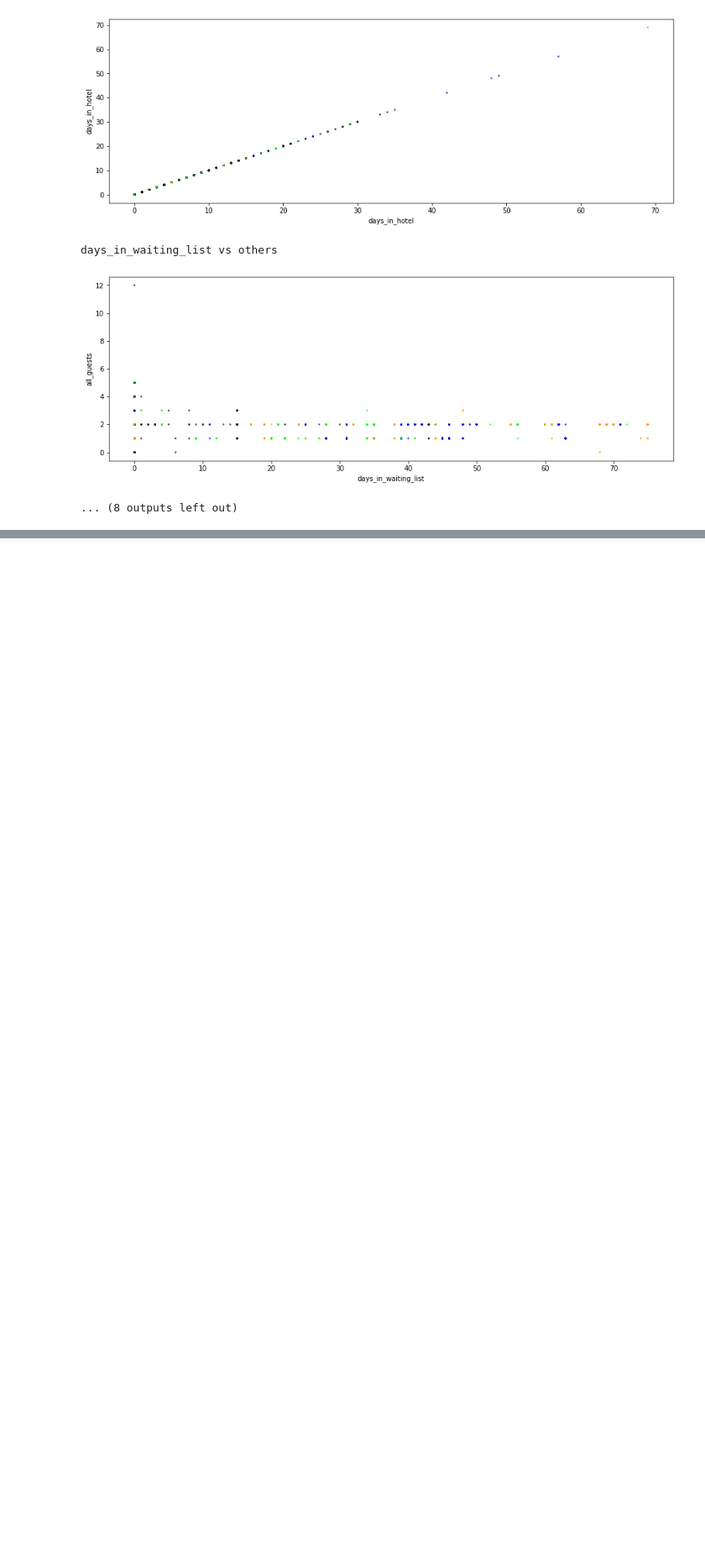
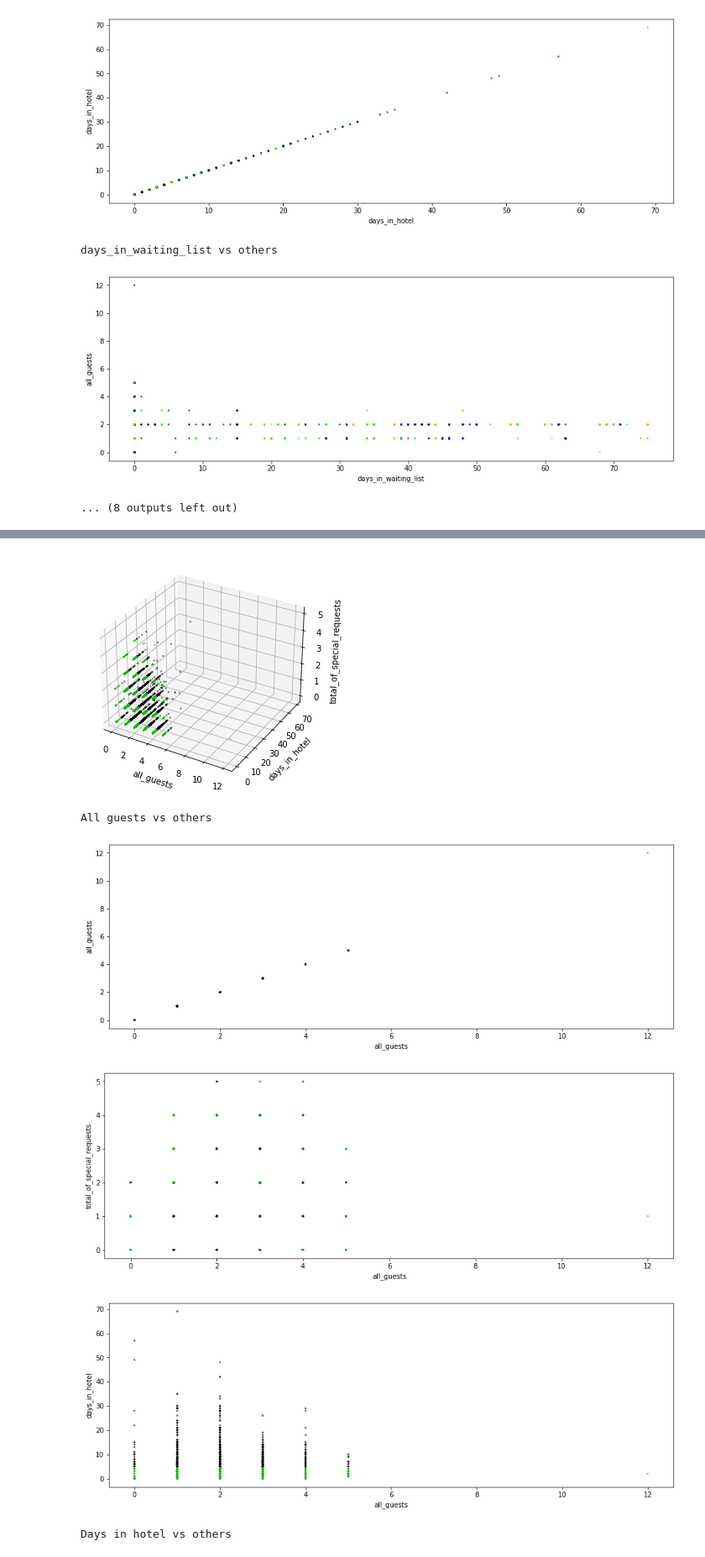
Before and after one commit to Makaa88/Eksploracja, a Jupyter notebook: Projekt.ipynb, the cells around one changed output, grey strips where cells are left out. Shown at 84% size. Cells and saved outputs as stored; diff of their text form; code cells hidden in the pictures; blank space fills up the shorter version.

```diff
--- a/Projekt.ipynb
+++ b/Projekt.ipynb
@@ -579,0 +657,24 @@ days_in_waiting_list vs others
+# %%
+kmeans = KMeans(n_clusters = 2, n_init=10, max_iter=350, random_state=42)
+kmeans_result = kmeans.fit(test_df)
+
+show_3d_clusters('all_guests', 'days_in_hotel', 'total_of_special_requests', test_df, kmeans_result)
+
+print("All guests vs others")
+for i in test_df:
+    show_clusters('all_guests', i, test_df, kmeans_result)
+
+print("Days in hotel vs others")
+for i in test_df:
+    show_clusters('days_in_hotel', i, test_df, kmeans_result)
+
+print("total_of_special_requests vs others")
+for i in test_df:
+    show_clusters('total_of_special_requests', i, test_df, kmeans_result)
+# %% [output]
+[figure, added]
+All guests vs others
+[figure, added]
+[figure, added]
+[figure, added]
+Days in hotel vs others
```
Also changed, not shown: parts of 12 cells of this notebook, 1 other file.
